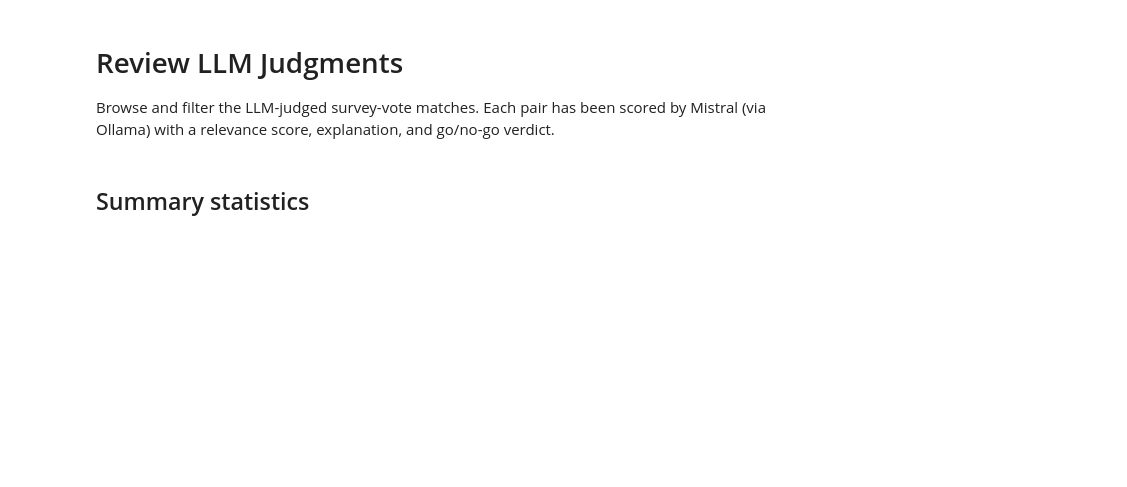
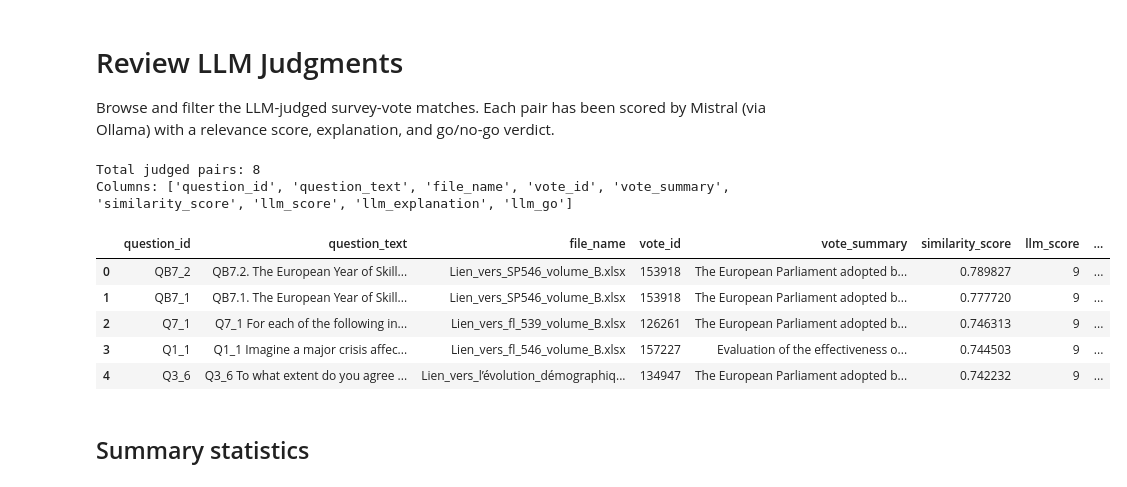
Before and after one commit to dawtasso/eu_survey_correlation, a Jupyter notebook: backend/notebooks/5_review_judgments.ipynb, the cells around one changed output. Cells and saved outputs as stored; diff of their text form; code cells hidden in the pictures; blank space fills up the shorter version.

```diff
--- a/backend/notebooks/5_review_judgments.ipynb
+++ b/backend/notebooks/5_review_judgments.ipynb
@@ -6,15 +6,24 @@ Each pair has been scored by Mistral (via Ollama) with a relevance score, explan
 # %%
 from pathlib import Path
 import pandas as pd
 import matplotlib.pyplot as plt
 
-DATA_DIR = Path("../../data")
+DATA_DIR = Path("data")
 JUDGED_CSV = DATA_DIR / "matches" / "survey_vote_matches_judged.csv"
 
 df = pd.read_csv(JUDGED_CSV)
 print(f"Total judged pairs: {len(df)}")
 print(f"Columns: {list(df.columns)}")
 df.head()
+# %% [output]
+Total judged pairs: 8
+Columns: ['question_id', 'question_text', 'file_name', 'vote_id', 'vote_summary', 'similarity_score', 'llm_score', 'llm_explanation', 'llm_go']
+|  | question_id | question_text | file_name | vote_id | vote_summary | similarity_score | llm_score | ... |
+| 0 | QB7_2 | QB7.2. The European Year of Skill... | Lien_vers_SP546_volume_B.xlsx | 153918 | The European Parliament adopted b... | 0.789827 | 9 | ... |
+| 1 | QB7_1 | QB7.1. The European Year of Skill... | Lien_vers_SP546_volume_B.xlsx | 153918 | The European Parliament adopted b... | 0.777720 | 9 | ... |
+| 2 | Q7_1 | Q7_1 For each of the following in... | Lien_vers_fl_539_volume_B.xlsx | 126261 | The European Parliament adopted b... | 0.746313 | 9 | ... |
+| 3 | Q1_1 | Q1_1 Imagine a major crisis affec... | Lien_vers_fl_546_volume_B.xlsx | 157227 | Evaluation of the effectiveness o... | 0.744503 | 9 | ... |
+| 4 | Q3_6 | Q3_6 To what extent do you agree ... | Lien_vers_l’évolution_démographiq... | 134947 | The European Parliament adopted b... | 0.742232 | 9 | ... |
 # %% [markdown]
 ## Summary statistics
 # %%
```
Also changed, not shown: parts of 3 cells of this notebook, 5 other files.
